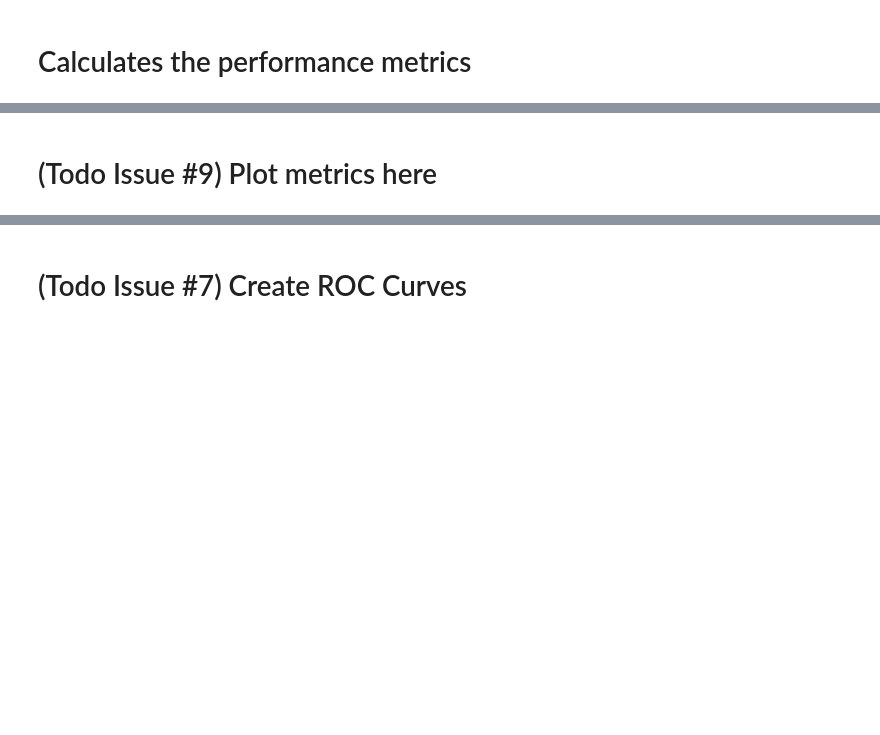
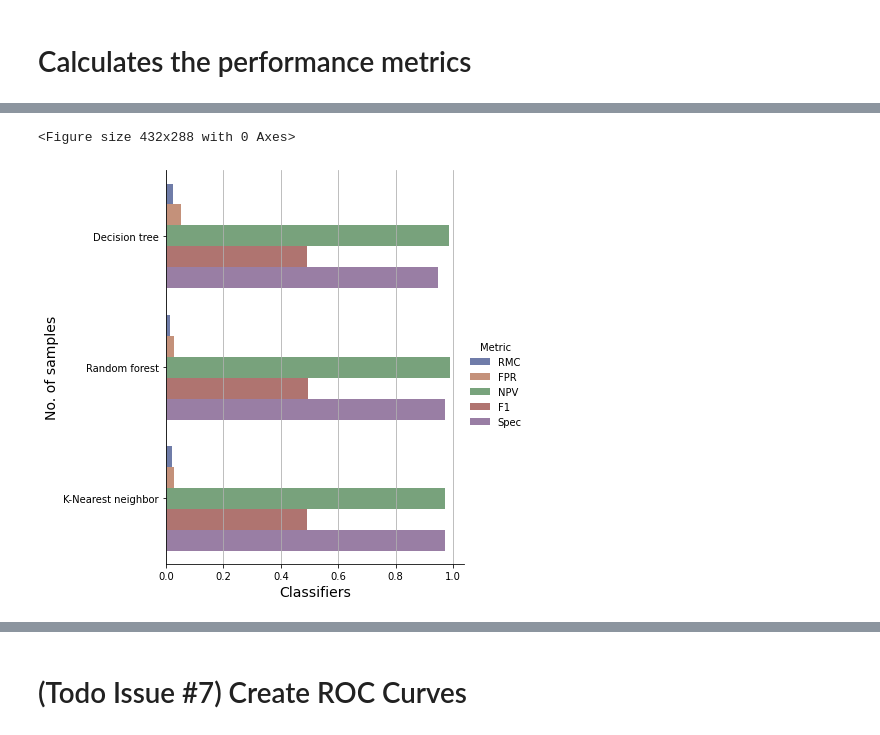
Before and after one commit to cleversonahum/breast_cancer_diagnosis, a Jupyter notebook: notebook/dt_classifier_breast_cancer.ipynb, the cells around one changed output, grey strips where cells are left out. Saved outputs shown, nothing was run; the diff lists cells and outputs as text; code cells hidden in the pictures; blank space fills up the shorter version.

```diff
--- a/notebook/dt_classifier_breast_cancer.ipynb
+++ b/notebook/dt_classifier_breast_cancer.ipynb
@@ -321,2 +320,9 @@ array([[0.97657394, 0.97136564, 0.94560669, 0.99324324, 0.05439331,
-# %% [markdown]
-# (Todo Issue #9) Plot metrics here
+# %%
+metric_indexes = ["CA", "Pre", "Spec", "Rec", "FPR", "NPV", "RMC", "F1"] # that stands for Classification accuracy, Precision, Specificity, Recall/TP rate,
+# False positive rate, negative predictive value, misclassification rate and F1, respectively.
+indexes_result2 = ["RMC", "FPR", "NPV", "F1", "Spec"]
+
+plot_metrics(perf_results, metric_indexes, indexes_result2, "h", "No. of samples", "Classifiers")
+# %% [output]
+<Figure size 432x288 with 0 Axes>
+[figure, added]
```
Also changed, not shown: parts of 9 cells of this notebook.
